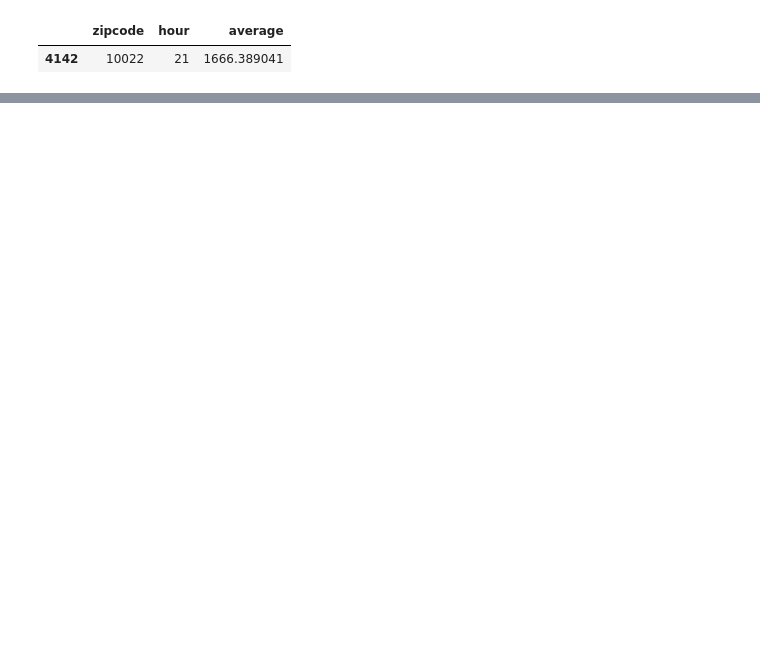
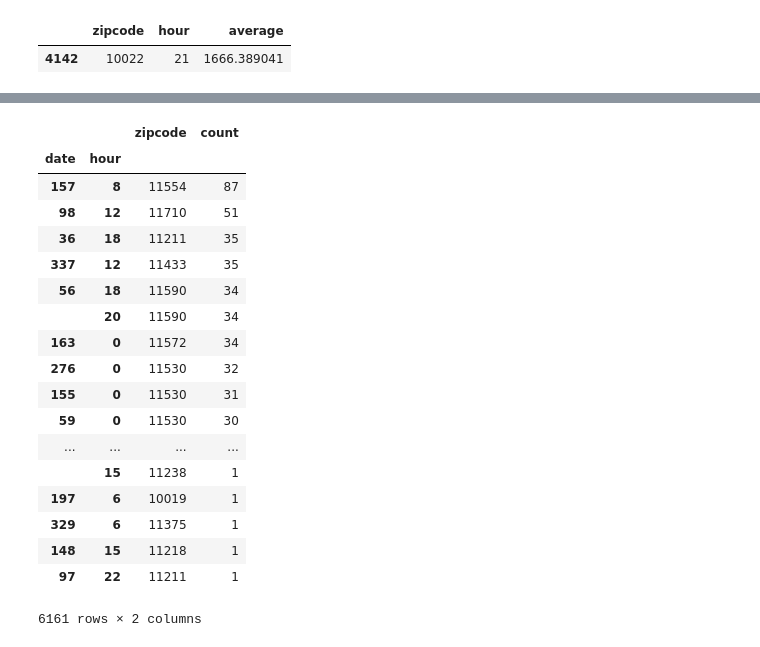
Before and after one commit to algorithmcardboard/Most-hapennning-places-NYC, a Jupyter notebook: Plots.ipynb, the cells around one changed output, grey strips where cells are left out. Saved outputs shown, nothing was run; the diff lists cells and outputs as text; code cells hidden in the pictures; blank space fills up the shorter version.

```diff
--- a/Plots.ipynb
+++ b/Plots.ipynb
@@ -50,0 +58,22 @@ plt.plot(range(0,))
+# %%
+events_cluster.groupby(['date','hour']).agg(np.max).sort_values('count', ascending=False)
+# %% [output]
+|  |  | zipcode | count |
+| date | hour |  |  |
+| 157 | 8 | 11554 | 87 |
+| 98 | 12 | 11710 | 51 |
+| 36 | 18 | 11211 | 35 |
+| 337 | 12 | 11433 | 35 |
+| 56 | 18 | 11590 | 34 |
+|  | 20 | 11590 | 34 |
+| 163 | 0 | 11572 | 34 |
+| 276 | 0 | 11530 | 32 |
+| 155 | 0 | 11530 | 31 |
+| 59 | 0 | 11530 | 30 |
+| ... | ... | ... | ... |
+|  | 15 | 11238 | 1 |
+| 197 | 6 | 10019 | 1 |
+| 329 | 6 | 11375 | 1 |
+| 148 | 15 | 11218 | 1 |
+| 97 | 22 | 11211 | 1 |
+6161 rows × 2 columns
```
Also changed, not shown: parts of 3 cells of this notebook.
